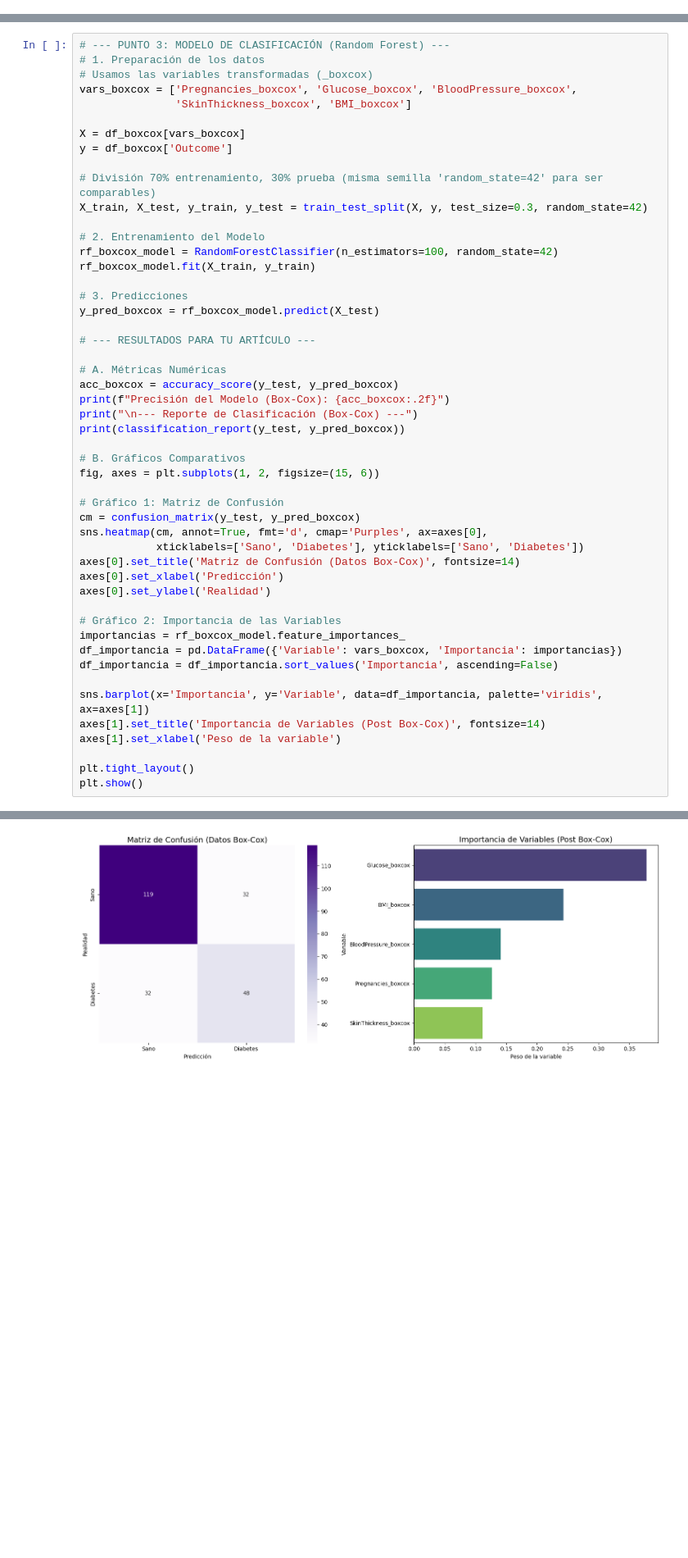
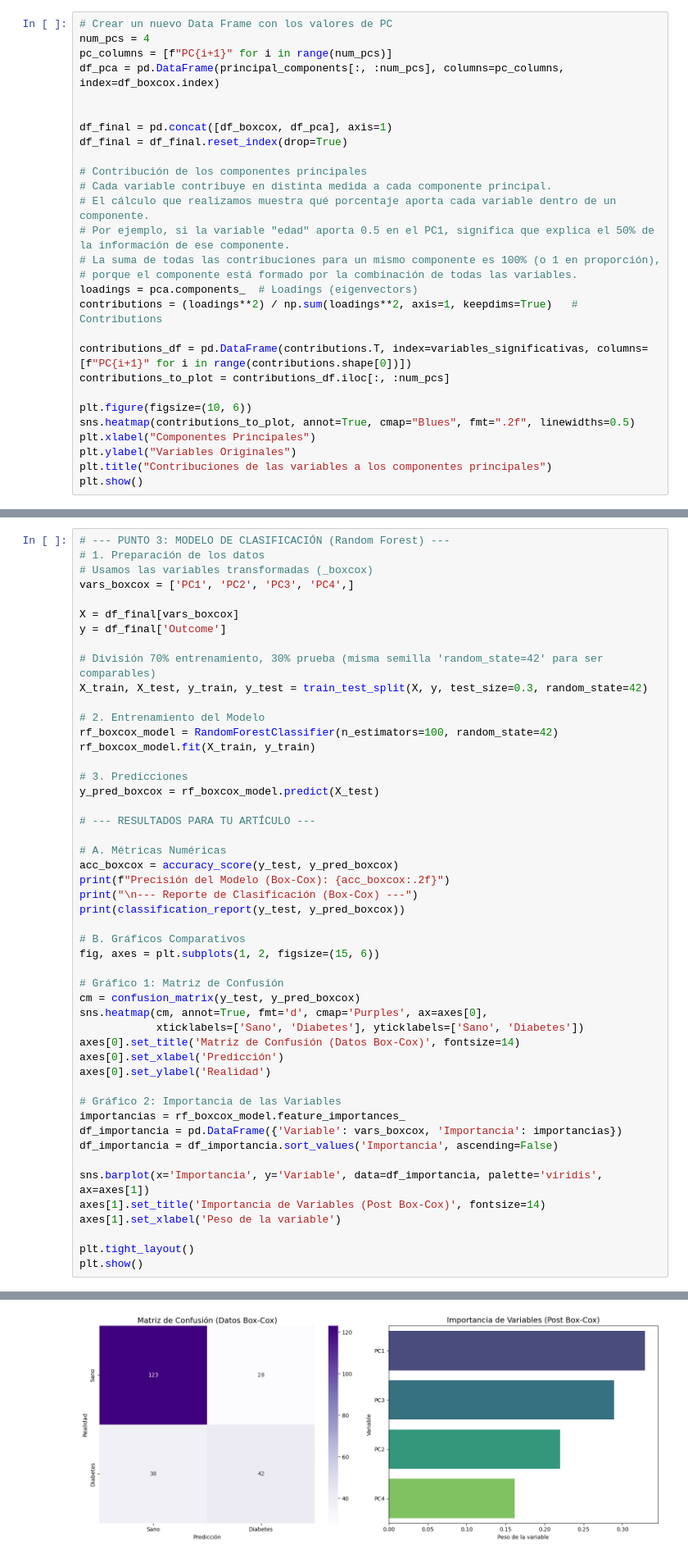
Before and after one commit to JeroXx11/Proyecto-3, a Jupyter notebook: Proyecto3.ipynb, the cells around one changed output, grey strips where cells are left out. Shown at 82% size. Drawn from its saved outputs; the diff is of its cells as text; blank space fills up the shorter version.

```diff
--- a/Proyecto3.ipynb
+++ b/Proyecto3.ipynb
@@ -356,3 +394,31 @@ plt.show()
 Explained variance ratio: [0.32468446 0.24033237 0.17192877 0.14265396 0.12040043]
 Cumulative Explained variance ratio: [0.32468446 0.56501683 0.73694561 0.87959957 1.        ]
 [figure]
+# %%
+# Crear un nuevo Data Frame con los valores de PC
+num_pcs = 4
+pc_columns = [f"PC{i+1}" for i in range(num_pcs)]
+df_pca = pd.DataFrame(principal_components[:, :num_pcs], columns=pc_columns, index=df_boxcox.index)
+
+
+df_final = pd.concat([df_boxcox, df_pca], axis=1)
+df_final = df_final.reset_index(drop=True)
+
+# Contribución de los componentes principales
+# Cada variable contribuye en distinta medida a cada componente principal.
+# El cálculo que realizamos muestra qué porcentaje aporta cada variable dentro de un componente.
+# Por ejemplo, si la variable "edad" aporta 0.5 en el PC1, significa que explica el 50% de la información de ese componente.
+# La suma de todas las contribuciones para un mismo componente es 100% (o 1 en proporción),
+# porque el componente está formado por la combinación de todas las variables.
+loadings = pca.components_  # Loadings (eigenvectors)
+contributions = (loadings**2) / np.sum(loadings**2, axis=1, keepdims=True)   # Contributions
+
+contributions_df = pd.DataFrame(contributions.T, index=variables_significativas, columns=[f"PC{i+1}" for i in range(contributions.shape[0])])
+contributions_to_plot = contributions_df.iloc[:, :num_pcs]
+
+plt.figure(figsize=(10, 6))
+sns.heatmap(contributions_to_plot, annot=True, cmap="Blues", fmt=".2f", linewidths=0.5)
+plt.xlabel("Componentes Principales")
+plt.ylabel("Variables Originales")
+plt.title("Contribuciones de las variables a los componentes principales")
+plt.show()
@@ -362,11 +446,10 @@ Cumulative Explained variance ratio: [0.32468446 0.56501683 0.73694561 0.8795995
 # --- PUNTO 3: MODELO DE CLASIFICACIÓN (Random Forest) ---
 # 1. Preparación de los datos
 # Usamos las variables transformadas (_boxcox)
-vars_boxcox = ['Pregnancies_boxcox', 'Glucose_boxcox', 'BloodPressure_boxcox',
-               'SkinThickness_boxcox', 'BMI_boxcox']
+vars_boxcox = ['PC1', 'PC2', 'PC3', 'PC4',]
 
-X = df_boxcox[vars_boxcox]
-y = df_boxcox['Outcome']
+X = df_final[vars_boxcox]
+y = df_final['Outcome']
 
 # División 70% entrenamiento, 30% prueba (misma semilla 'random_state=42' para ser comparables)
 X_train, X_test, y_train, y_test = train_test_split(X, y, test_size=0.3, random_state=42)
@@ -423,4 +506,4 @@ weighted avg       0.72      0.72      0.72       231
 Passing `palette` without assigning `hue` is deprecated and will be removed in v0.14.0. Assign the `y` variable to `hue` and set `legend=False` for the same effect.
 
   sns.barplot(x='Importancia', y='Variable', data=df_importancia, palette='viridis', ax=axes[1])
-[figure, old version]
+[figure, new version]
```
Also changed, not shown: parts of 9 cells of this notebook.
